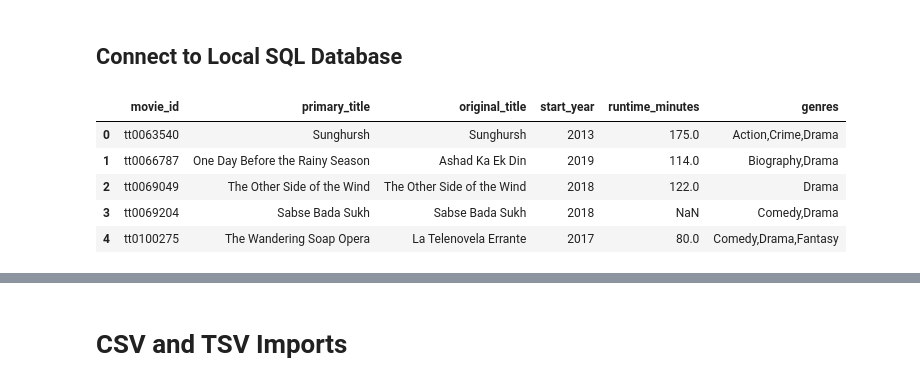
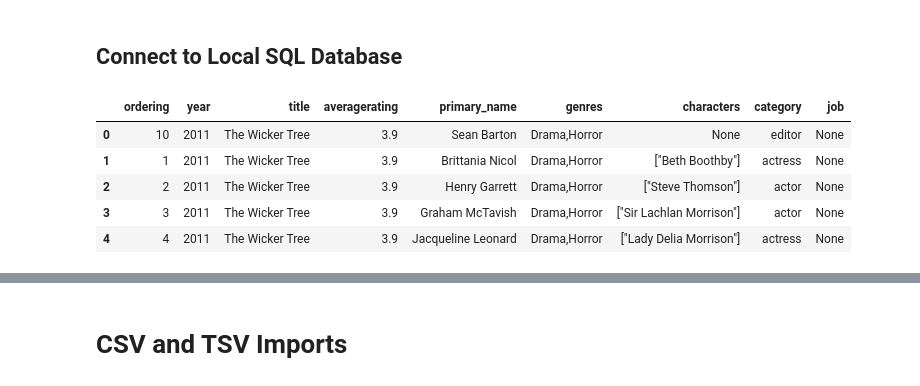
Before and after one commit to gjimmyq/C-H-Film-Productions, a Jupyter notebook: C-H_Film_Productions.ipynb, the cells around one changed output, grey strips where cells are left out. Drawn from its saved outputs; the diff is of its cells as text; code cells hidden in the pictures.

```diff
--- a/C-H_Film_Productions.ipynb
+++ b/C-H_Film_Productions.ipynb
@@ -13,20 +13,27 @@ warnings.filterwarnings('ignore')
 ## Connect to Local SQL Database
 # %%
 conn = sqlite3.connect("data/im.db")
-imdb = pd.read_sql(
+imdb_people = pd.read_sql(
     """
-    SELECT *
-    FROM movie_basics as basic
-    LIMIT 5
+    SELECT ordering, movie_basics.start_year, movie_basics.primary_title, movie_ratings.averagerating, persons.primary_name, genres, characters, category, principals.job
+        FROM principals
+            JOIN persons
+                ON principals.person_id == persons.person_id
+            JOIN movie_basics
+                ON principals.movie_id == movie_basics.movie_id
+            JOIN movie_ratings
+                ON principals.movie_id == movie_ratings.movie_id
     """
 , conn
 )
 
-imdb.head()
+#standardize column names
+imdb_people = imdb_people.rename(columns={"primary_title": "title", "start_year": "year"})
+imdb_people.head()
 # %% [output]
-|  | movie_id | primary_title | original_title | start_year | runtime_minutes | genres |
-| 0 | tt0063540 | Sunghursh | Sunghursh | 2013 | 175.0 | Action,Crime,Drama |
-| 1 | tt0066787 | One Day Before the Rainy Season | Ashad Ka Ek Din | 2019 | 114.0 | Biography,Drama |
-| 2 | tt0069049 | The Other Side of the Wind | The Other Side of the Wind | 2018 | 122.0 | Drama |
-| 3 | tt0069204 | Sabse Bada Sukh | Sabse Bada Sukh | 2018 | NaN | Comedy,Drama |
-| 4 | tt0100275 | The Wandering Soap Opera | La Telenovela Errante | 2017 | 80.0 | Comedy,Drama,Fantasy |
+|  | ordering | year | title | averagerating | primary_name | genres | characters | category | job |
+| 0 | 10 | 2011 | The Wicker Tree | 3.9 | Sean Barton | Drama,Horror | None | editor | None |
+| 1 | 1 | 2011 | The Wicker Tree | 3.9 | Brittania Nicol | Drama,Horror | ["Beth Boothby"] | actress | None |
+| 2 | 2 | 2011 | The Wicker Tree | 3.9 | Henry Garrett | Drama,Horror | ["Steve Thomson"] | actor | None |
+| 3 | 3 | 2011 | The Wicker Tree | 3.9 | Graham McTavish | Drama,Horror | ["Sir Lachlan Morrison"] | actor | None |
+| 4 | 4 | 2011 | The Wicker Tree | 3.9 | Jacqueline Leonard | Drama,Horror | ["Lady Delia Morrison"] | actress | None |
```
Also changed, not shown: parts of 18 cells of this notebook, 1 other file.
